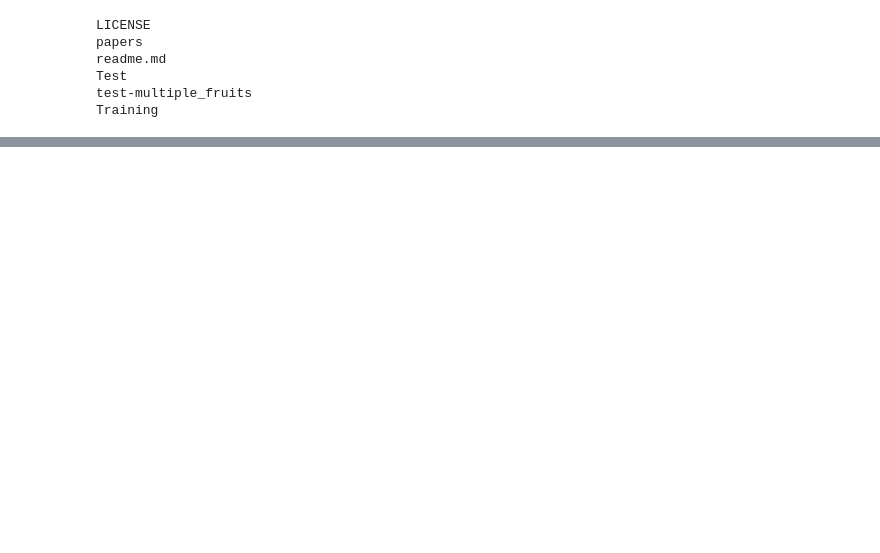
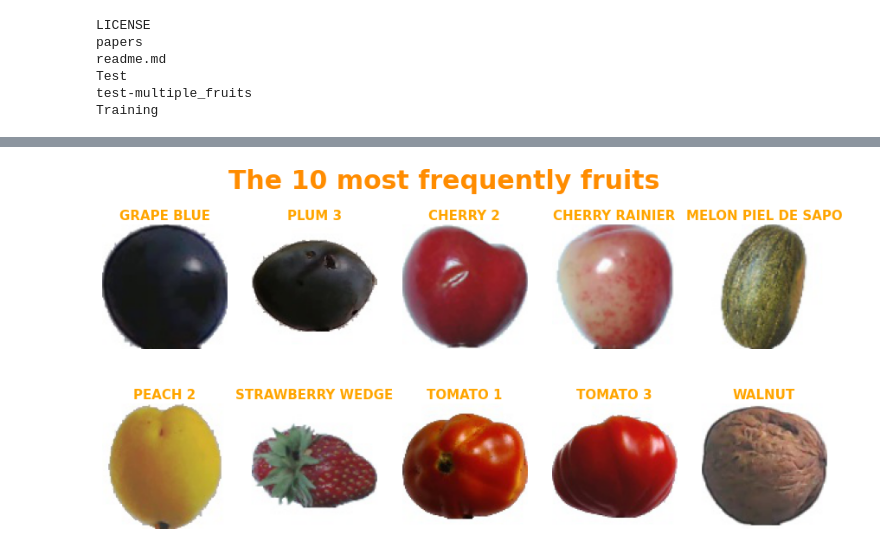
Before and after one commit to duyguaran/graduation_thesis, a Jupyter notebook: fruits.ipynb, the cells around one changed output, grey strips where cells are left out. Drawn from its saved outputs; the diff is of its cells as text; code cells hidden in the pictures; blank space fills up the shorter version.

```diff
--- a/fruits.ipynb
+++ b/fruits.ipynb
@@ -193,0 +99,17 @@ from sklearn.datasets import load_files
+# %%
+plt.figure(figsize=(15,7))
+number_of_class = len(x)
+
+for i in range(number_of_class):
+    fruits = fruits_train[fruits_train["Fruits Name"] == x[i]]["Fruits Image"].values [1]
+
+    plt.subplot(2,5,i+1)
+    img = load_img(train + fruits)
+    plt.imshow(img)
+    plt.title(x[i].upper(), color = "orange", fontsize = 15 , fontweight = 600)
+    plt.axis("off")
+
+plt.suptitle("The 10 most frequently fruits  \n", fontsize = 30 , color = "darkorange", fontweight = 'bold')
+plt.show()
+# %% [output]
+[figure, added]
```
Also changed, not shown: parts of 41 cells of this notebook.
